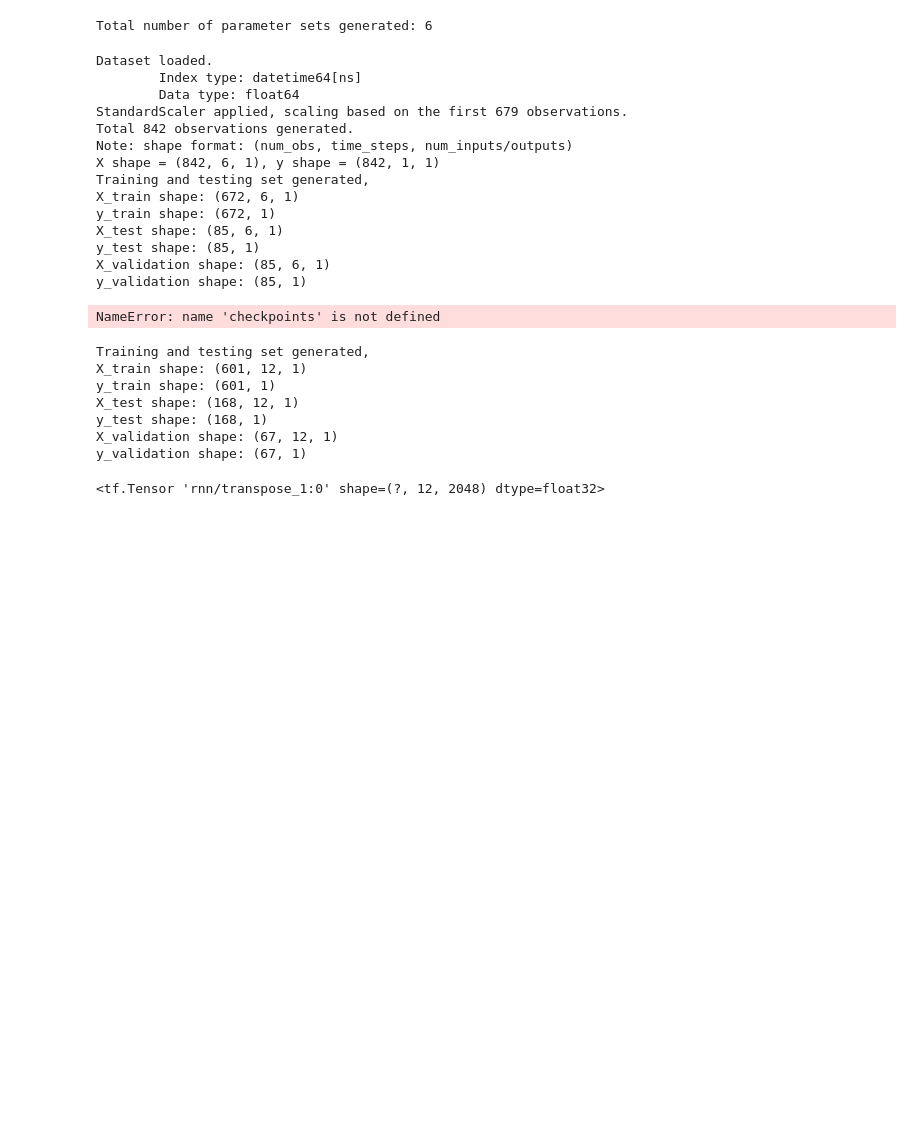
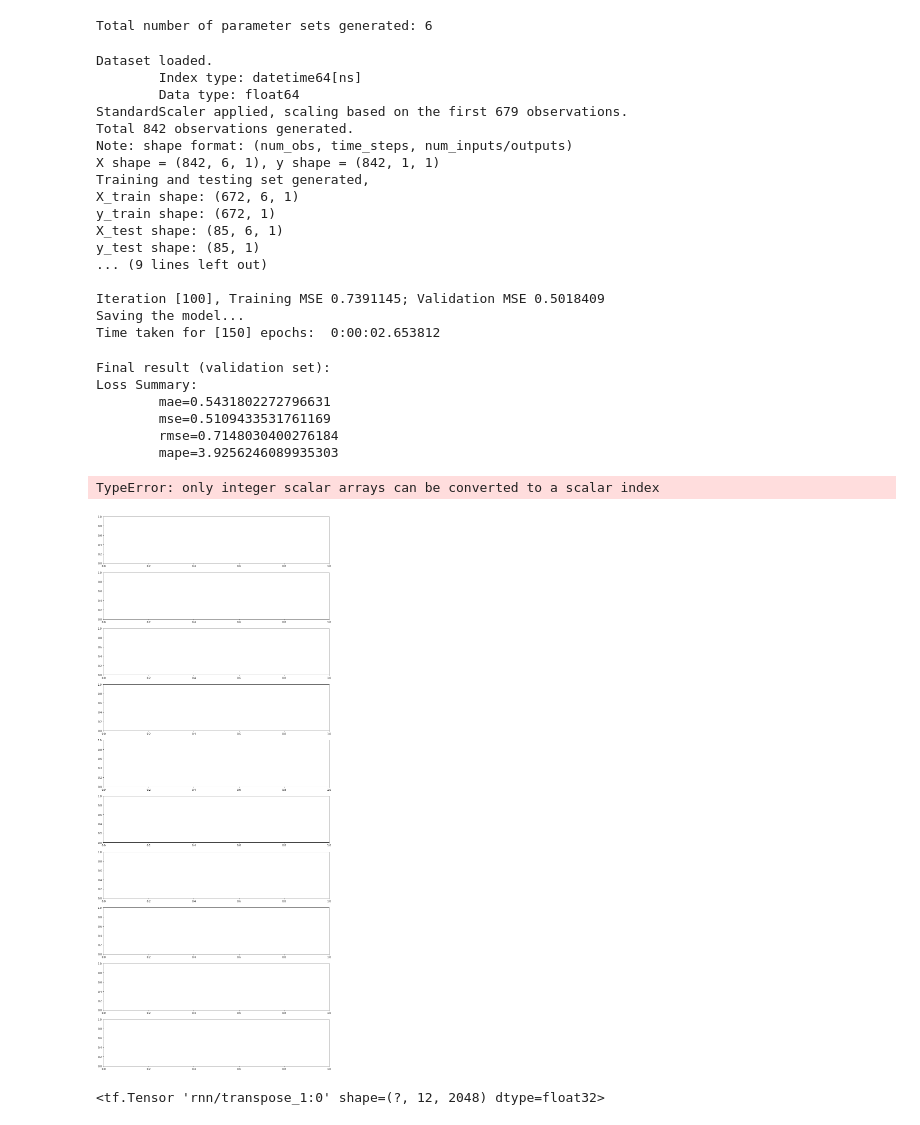
Before and after one commit to TianyuDu/AnnEconForecast, a Jupyter notebook: Lab.ipynb, the cells around one changed output. Saved outputs shown, nothing was run; the diff lists cells and outputs as text; code cells hidden in the pictures; blank space fills up the shorter version.

```diff
--- a/Lab.ipynb
+++ b/Lab.ipynb
@@ -50,9 +62,9 @@ model_data_feed = {
 }
 
 # The checkpoint list
-ckps = checkpoints(param["epochs"] // 10) + [-1]
+ckps = checkpoints(param["epochs"] // 10, param["epochs"]) + [-1]
 
-predictions = exec_core(
+predictions = stacked_lstm.exec_core(
     param=param,
     data=model_data_feed,
     prediction_checkpoints=ckps
@@ -70,30 +82,53 @@ X_train shape: (672, 6, 1)
 y_train shape: (672, 1)
 X_test shape: (85, 6, 1)
 y_test shape: (85, 1)
-X_validation shape: (85, 6, 1)
-y_validation shape: (85, 1)
+... (9 lines left out)
+
+Iteration [100], Training MSE 0.7391145; Validation MSE 0.5018409
+Saving the model...
+Time taken for [150] epochs:  0:00:02.653812
-NameError: name 'checkpoints' is not defined
-# %%
-op = lambda x: x.reshape(-1, 1)
-y_train = op(y_train)
-y_test = op(y_test)
-y_val = op(y_val)
-
-print(f"Training and testing set generated,\
-\nX_train shape: {X_train.shape}\
-\ny_train shape: {y_train.shape}\
-\nX_test shape: {X_test.shape}\
-\ny_test shape: {y_test.shape}\
-\nX_validation shape: {X_val.shape}\
-\ny_validation shape: {y_val.shape}")
-# %% [output]
-Training and testing set generated,
-X_train shape: (601, 12, 1)
-y_train shape: (601, 1)
-X_test shape: (168, 12, 1)
-y_test shape: (168, 1)
-X_validation shape: (67, 12, 1)
-y_validation shape: (67, 1)
+# %%
+val_final = list(predictions.values())[-1]["val"]
+print("Final result (validation set):")
+metric_test = metrics.merged_scores(
+    actual=pd.DataFrame(y_val),
+    pred=pd.DataFrame(val_final),
+    verbose=True
+)
+
+# Visualize prediction during training.
+for set_name in ["train", "val"]:
+    pred = dict((e, val[set_name]) for e, val in predictions.items())
+    plt.close()
+    fig = visualize.plot_checkpoint_individual(
+        predictions=pred,
+        actual=model_data_feed["y_" + set_name],
+        name=set_name)
+
+    if not os.path.exists(param["fig_path"]):
+        os.makedirs(param["fig_path"])
+    assert not param["fig_path"].endswith("/")
+    plt.savefig(param["fig_path"] + "/" + f"pred_record_{set_name}.svg")
+    plt.close()
+
+fig = visualize.plot_checkpoint_combined(
+    predictions=predictions,
+    actual={"train": y_train, "val": y_val}
+)
+if not os.path.exists(param["fig_path"]):
+    os.makedirs(param["fig_path"])
+assert not param["fig_path"].endswith("/")
+plt.savefig(param["fig_path"] + "/" + f"pred_record_combined.svg")
+plt.close()
+# %% [output]
+Final result (validation set):
+Loss Summary:
+        mae=0.5431802272796631
+        mse=0.5109433531761169
+        rmse=0.7148030400276184
+        mape=3.9256246089935303
+TypeError: only integer scalar arrays can be converted to a scalar index
+[figure, added]
 # %%
 # Model Parameters
 num_time_steps = LAGS
```
Also changed, not shown: parts of 2 cells of this notebook, 2 other files.
